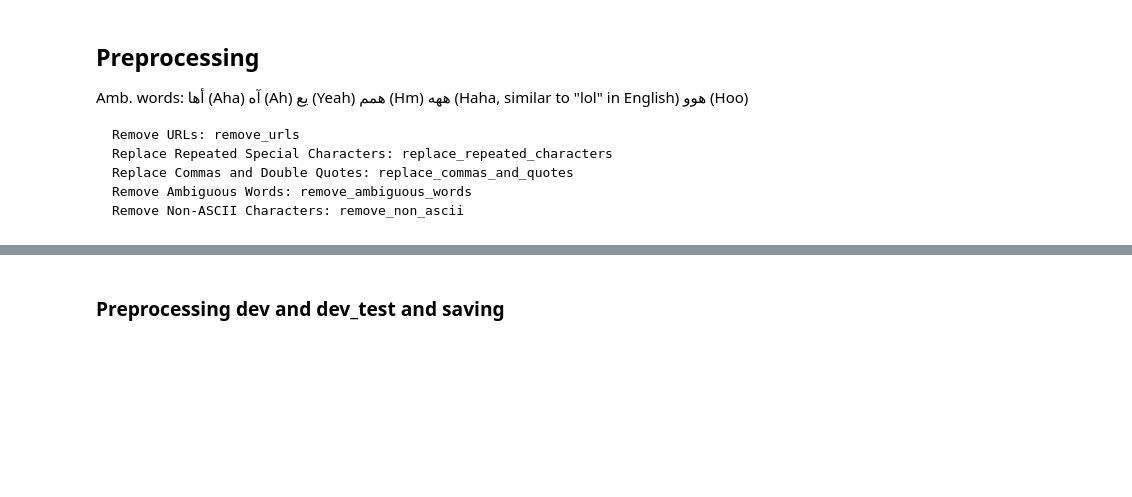
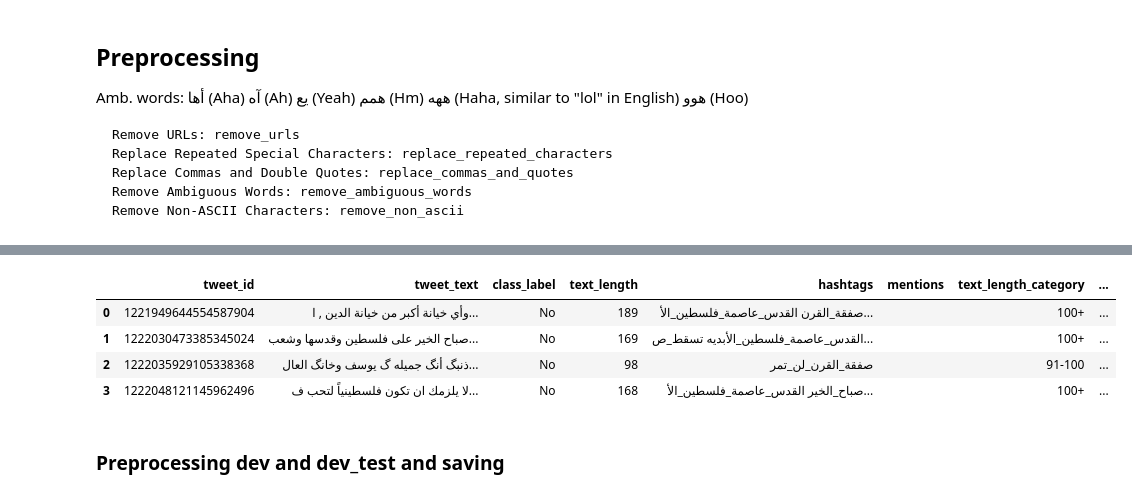
Before and after one commit to badaa002/Multilingual-Check-worthiness-Estimation-in-Text, a Jupyter notebook: notebooks/Arabic_Tweets_Preprocessing_Notebook.ipynb, the cells around one changed output, grey strips where cells are left out. Saved outputs shown, nothing was run; the diff lists cells and outputs as text; code cells hidden in the pictures; blank space fills up the shorter version.

```diff
--- a/notebooks/Arabic_Tweets_Preprocessing_Notebook.ipynb
+++ b/notebooks/Arabic_Tweets_Preprocessing_Notebook.ipynb
@@ -194,3 +235,55 @@ train_df.head()
+# %%
+from textblob import TextBlob
+from sklearn.decomposition import LatentDirichletAllocation
+from sklearn.feature_extraction.text import CountVectorizer
+
+# Function to count frequency of hashtags
+def count_hashtags_frequency(text):
+    hashtags = re.findall(r"#(\w+)", text)
+    return len(hashtags)
+
+# Function to analyze sentiment of hashtags
+def analyze_hashtag_sentiment(text):
+    hashtags = re.findall(r"#(\w+)", text)
+    if hashtags:
+        sentiment_scores = [TextBlob(hashtag).sentiment.polarity for hashtag in hashtags]
+        avg_sentiment = sum(sentiment_scores) / len(sentiment_scores)
+        return avg_sentiment
+    else:
+        return 0
+
+# Function for topic modeling with LDA
+def topic_modeling_with_lda(texts):
+    vectorizer = CountVectorizer(max_df=0.95, min_df=2, stop_words='english')
+    dtm = vectorizer.fit_transform(texts)
+
+    lda = LatentDirichletAllocation(n_components=5, random_state=42)
+    lda.fit(dtm)
+
+    topics = lda.transform(dtm)
+
+    return topics.argmax(axis=1)
+
+def add_additional_features(train_df):
+    # Count frequency of hashtags
+    train_df['hashtags_frequency'] = train_df['tweet_text'].apply(count_hashtags_frequency)
+
+    # Analyze sentiment of hashtags
+    train_df['hashtags_sentiment'] = train_df['tweet_text'].apply(analyze_hashtag_sentiment)
+
+    # Topic modeling with LDA
+    train_df['hashtags_topics'] = topic_modeling_with_lda(train_df['hashtags'])
+
+    return
+
+add_additional_features(train_df)
+train_df.head(4)
+# %% [output]
+|  | tweet_id | tweet_text | class_label | text_length | hashtags | mentions | text_length_category | ... |
+| 0 | 1221949644554587904 | وأي خيانة أكبر من خيانة الدين , ا... | No | 189 | صفقة_القرن القدس_عاصمة_فلسطين_الأ... |  | 100+ | ... |
+| 1 | 1222030473385345024 | صباح الخير على فلسطين وقدسها وشعب... | No | 169 | القدس_عاصمة_فلسطين_الأبديه تسقط_ص... |  | 100+ | ... |
+| 2 | 1222035929105338368 | ذنبگ أنگ جميله گ يوسف وخانگ العال... | No | 98 | صفقة_القرن_لن_تمر |  | 91-100 | ... |
+| 3 | 1222048121145962496 | لا يلزمك ان تكون فلسطينياً لتحب ف... | No | 168 | صباح_الخير القدس_عاصمة_فلسطين_الأ... |  | 100+ | ... |
 # %% [markdown]
 ### Preprocessing dev and dev_test and saving
 # %%
```
Also changed, not shown: parts of 2 cells of this notebook, 7 other files.
